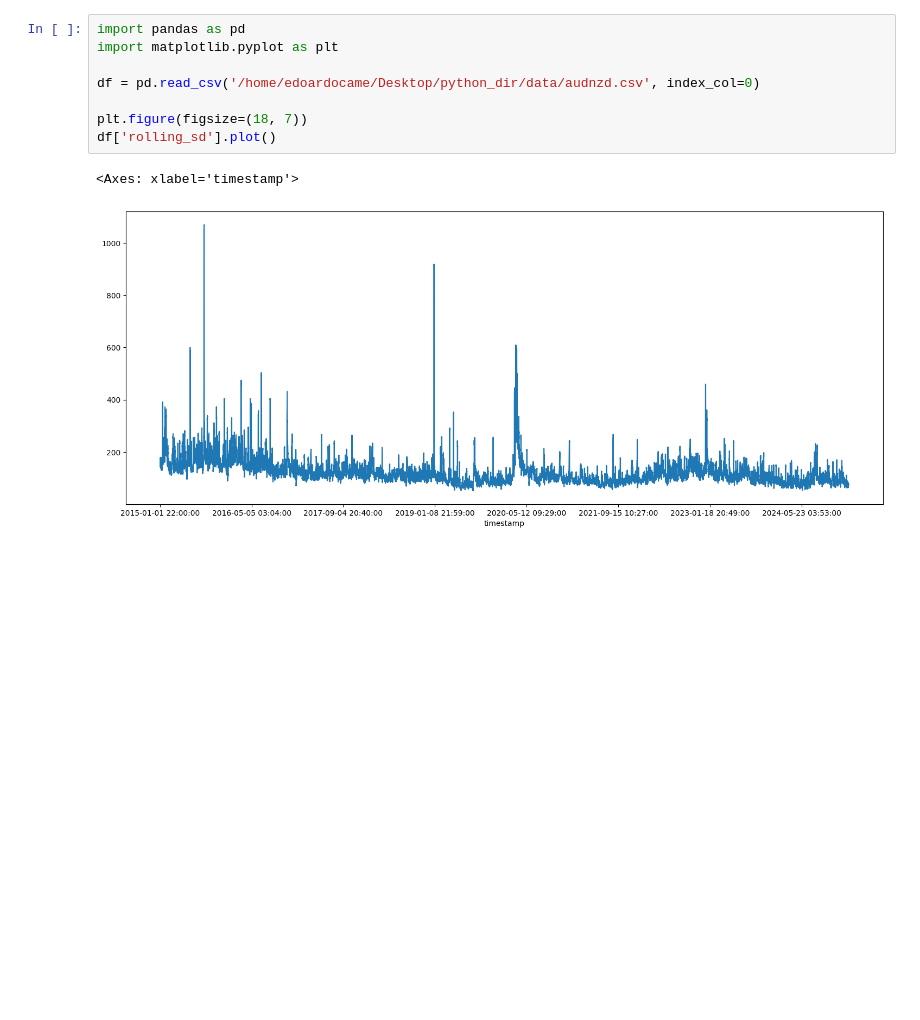
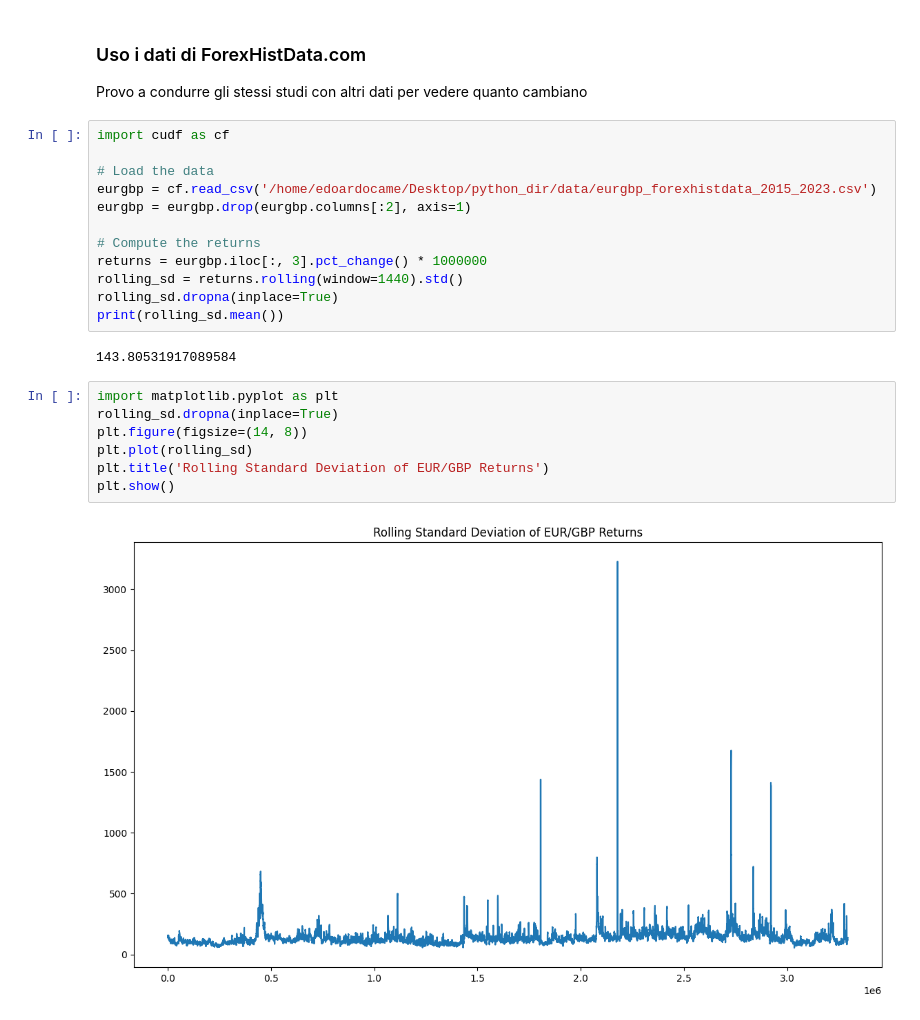
Before and after one commit to edoardoCame/PythonMiniTutorials, a Jupyter notebook: trading strategies/MyOwnBacktester/transition to cuDF/seasonality/rolling sd of returns.ipynb, the cells around one changed output. Drawn from its saved outputs; the diff is of its cells as text; blank space fills up the shorter version.

```diff
--- a/trading strategies/MyOwnBacktester/transition to cuDF/seasonality/rolling sd of returns.ipynb
+++ b/trading strategies/MyOwnBacktester/transition to cuDF/seasonality/rolling sd of returns.ipynb
@@ -15,11 +14,26 @@ eurgbp.to_csv('/home/edoardocame/Desktop/python_dir/data/audnzd.csv')
-# %%
-import pandas as pd
-import matplotlib.pyplot as plt
-
-df = pd.read_csv('/home/edoardocame/Desktop/python_dir/data/audnzd.csv', index_col=0)
-
-plt.figure(figsize=(18, 7))
-df['rolling_sd'].plot()
-# %% [output]
-<Axes: xlabel='timestamp'>
-[figure, removed]
+# %% [markdown]
+### Uso i dati di ForexHistData.com
+Provo a condurre gli stessi studi con altri dati per vedere quanto cambiano
+# %%
+import cudf as cf
+
+# Load the data
+eurgbp = cf.read_csv('/home/edoardocame/Desktop/python_dir/data/eurgbp_forexhistdata_2015_2023.csv')
+eurgbp = eurgbp.drop(eurgbp.columns[:2], axis=1)
+
+# Compute the returns
+returns = eurgbp.iloc[:, 3].pct_change() * 1000000
+rolling_sd = returns.rolling(window=1440).std()
+rolling_sd.dropna(inplace=True)
+print(rolling_sd.mean())
+# %% [output]
+143.80531917089584
+# %%
+import matplotlib.pyplot as plt
+rolling_sd.dropna(inplace=True)
+plt.figure(figsize=(14, 8))
+plt.plot(rolling_sd)
+plt.title('Rolling Standard Deviation of EUR/GBP Returns')
+plt.show()
+# %% [output]
+[figure, added]
```
Also changed, not shown: parts of 1 cell of this notebook, 1 other file.
